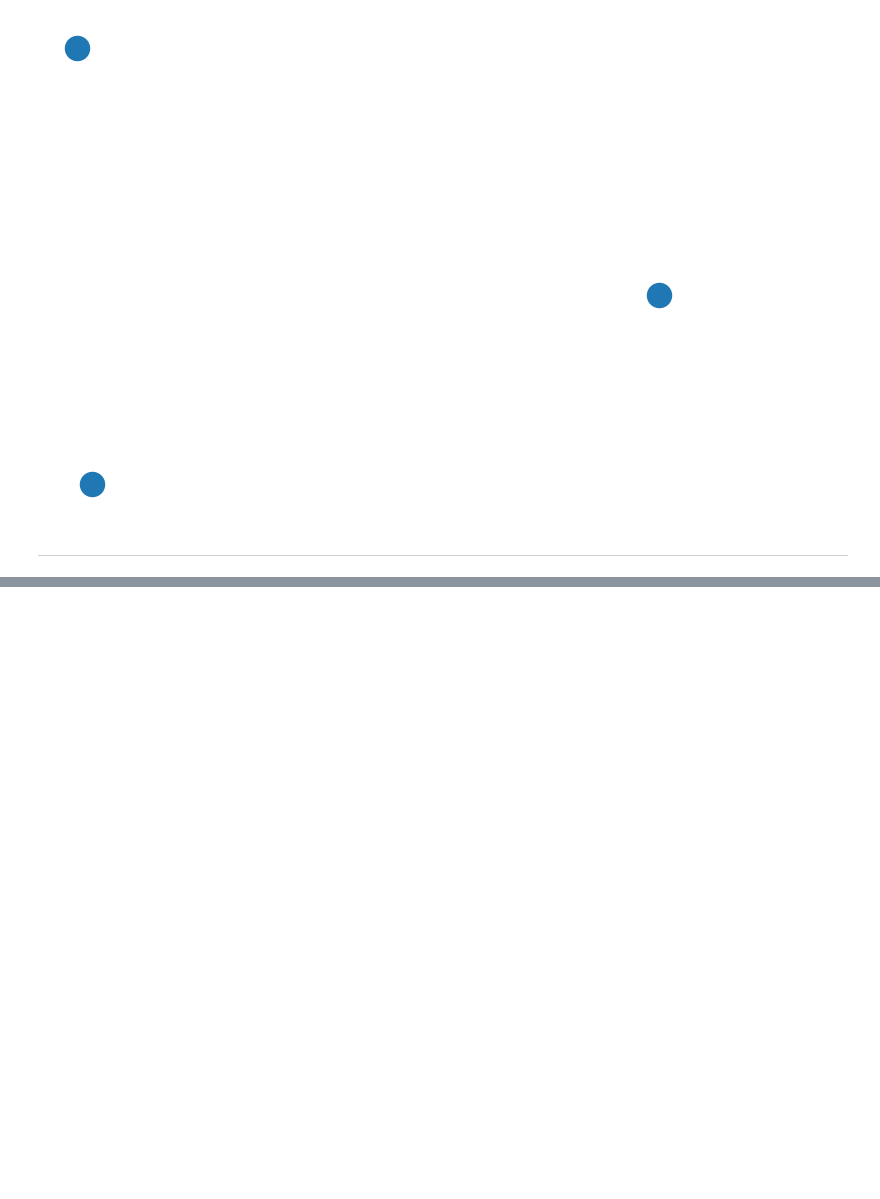
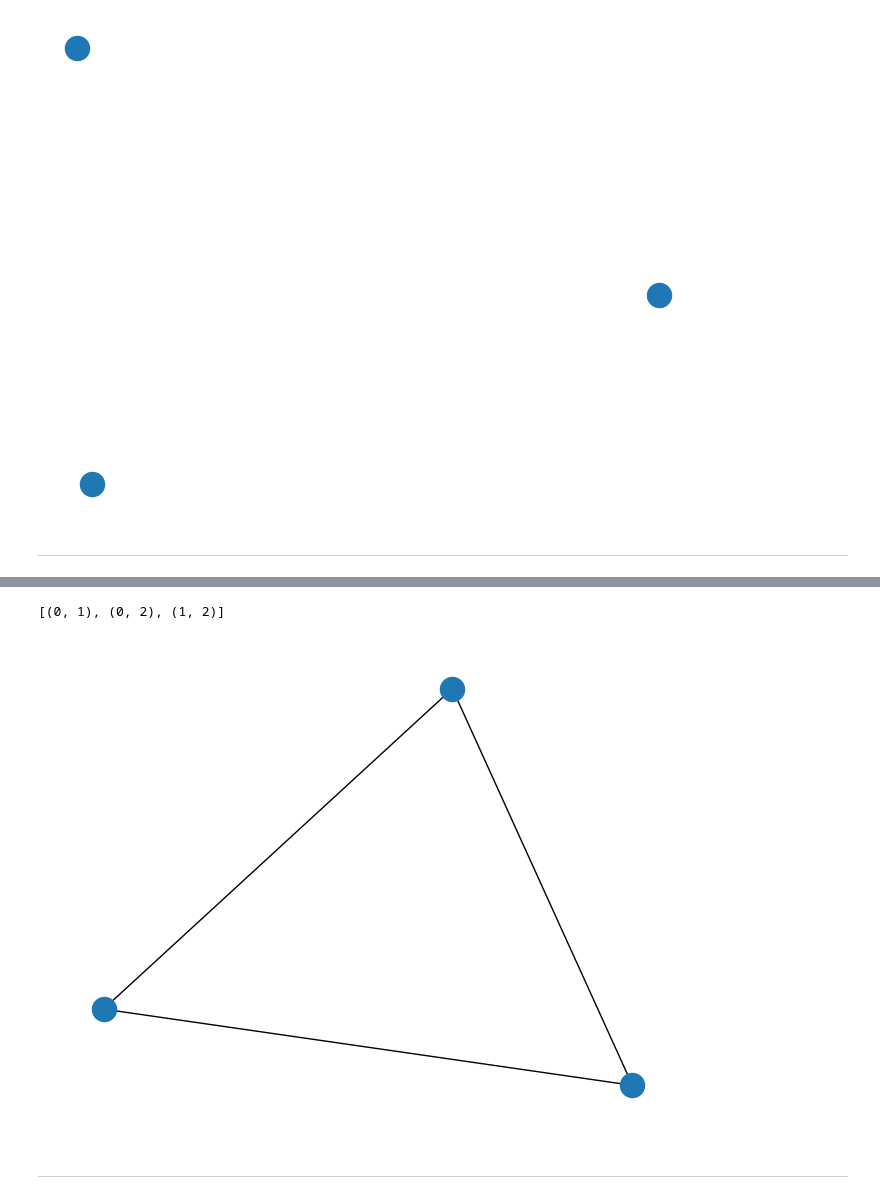
Before and after one commit to atseewal/NetworkX-Tutorial, a Jupyter notebook: NetworkX-Tutorial.ipynb, the cells around one changed output, grey strips where cells are left out. Drawn from its saved outputs; the diff is of its cells as text; code cells hidden in the pictures; blank space fills up the shorter version.

```diff
--- a/NetworkX-Tutorial.ipynb
+++ b/NetworkX-Tutorial.ipynb
@@ -184,0 +205,10 @@ nx.draw(G)
+# %%
+adjacency_dict = {0: (1, 2), 1: (0, 2), 2: (0, 1)}
+H = nx.Graph(adjacency_dict) # create a Graph dict mapping nodes to nbrs
+print(list(H.edges()))
+nx.draw(H)
+# %% [output]
+[(0, 1), (0, 2), (1, 2)]
+[figure, added]
+# %% [markdown]
+---
```
Also changed, not shown: parts of 3 cells of this notebook.
